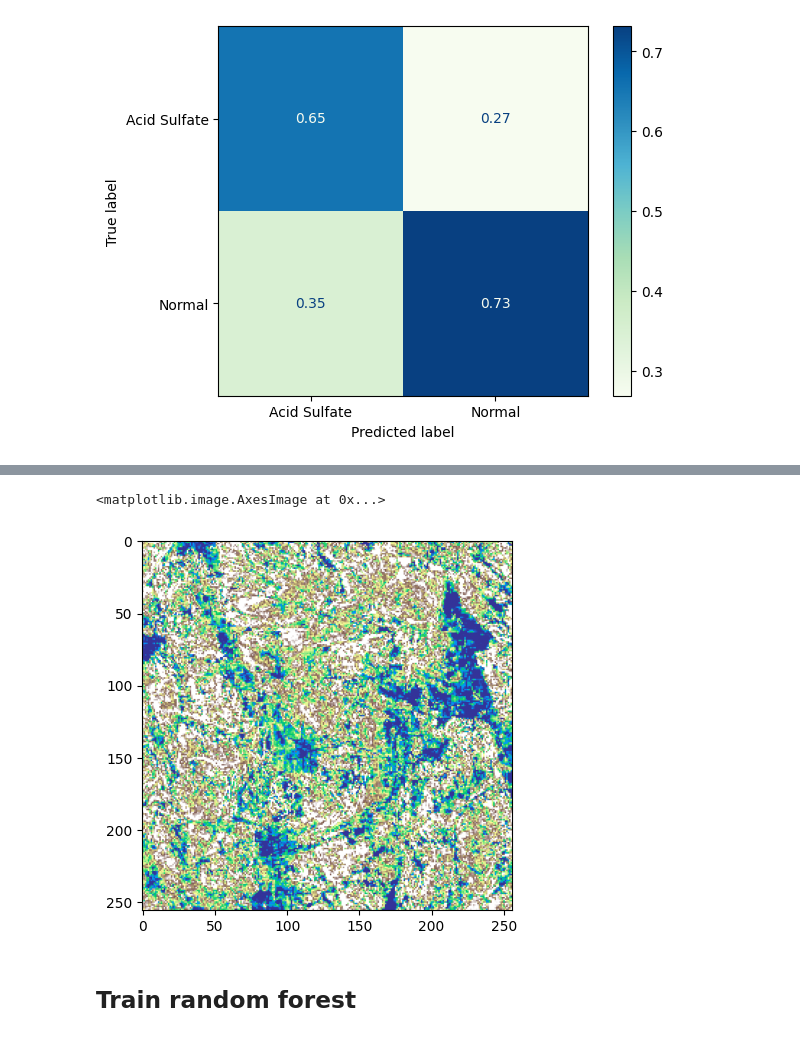
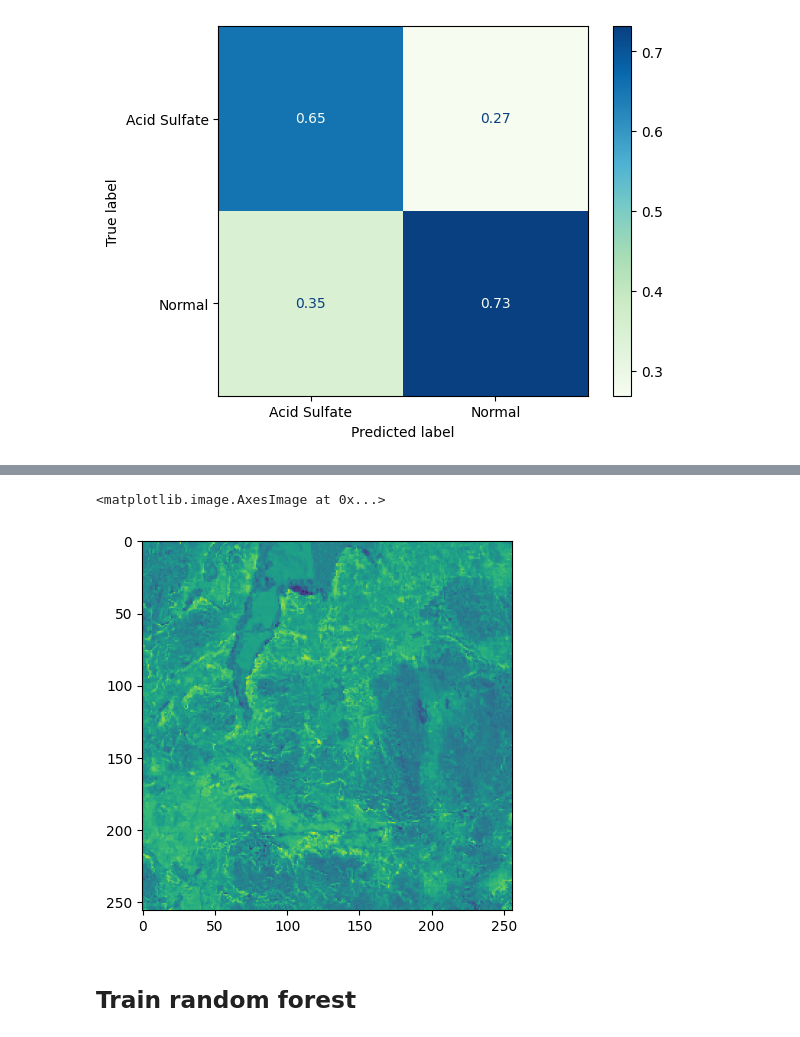
Before and after one commit to akusok/hasuriski_maps, a Jupyter notebook: notebooks/spark-load-train-predict.ipynb, the cells around one changed output, grey strips where cells are left out. Saved outputs shown, nothing was run; the diff lists cells and outputs as text; code cells hidden in the pictures.

```diff
--- a/notebooks/spark-load-train-predict.ipynb
+++ b/notebooks/spark-load-train-predict.ipynb
@@ -415,5 +418,9 @@ ConfusionMatrixDisplay(
 # %%
-X1 = np.load("/Volumes/hasuriski 1/LAYERS_15/combined_data/12/2299/1113.npy")
+# X1 = np.load("/Volumes/hasuriski 1/LAYERS_15/combined_data/12/2299/1113.npy")
+X1 = np.load("/Volumes/hasuriski 1/LAYERS_15/combined_data/12/2299/1112.npy")
+# %%
+H = np.tanh(X@W + bias)
+B = np.linalg.solve(H.T@H, H.T@Y)
 # %%
 H1 = np.tanh(X1@W + bias)
 Y1 = H1 @ B
@@ -440,8 +444,8 @@ cm = plt.get_cmap('terrain_r')
 # %%
-plt.imshow(cm(Y1/1.7 + 1))
+plt.imshow(Y1)
 # %% [output]
 <matplotlib.image.AxesImage at 0x...>
-[figure, old version]
+[figure, new version]
 # %% [markdown]
 ## Train random forest
 # %%
```
Also changed, not shown: parts of 8 cells of this notebook, 1 other file.
